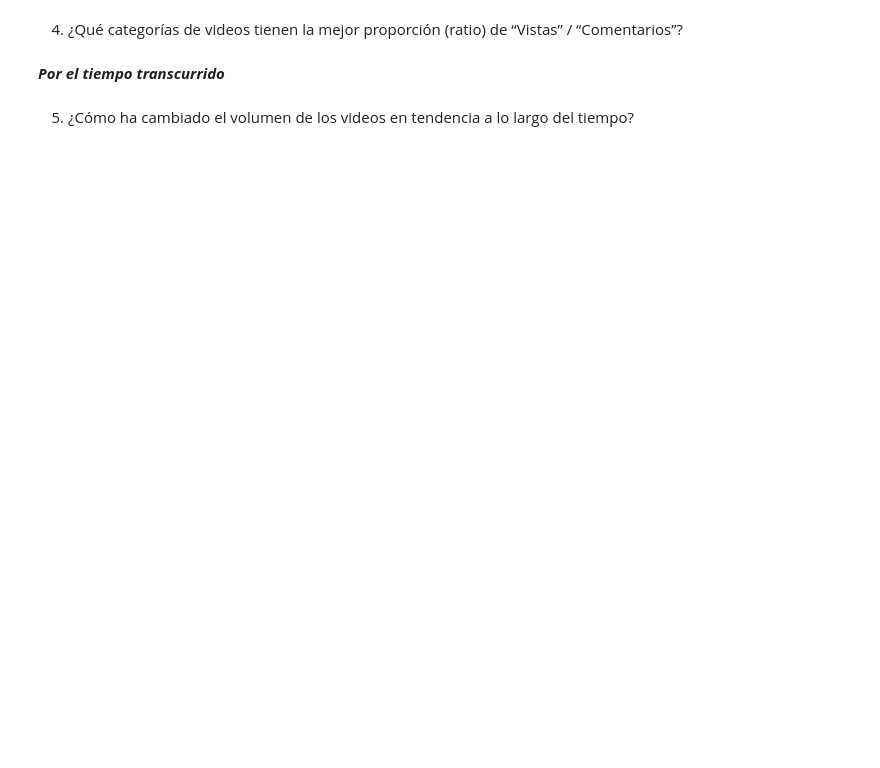
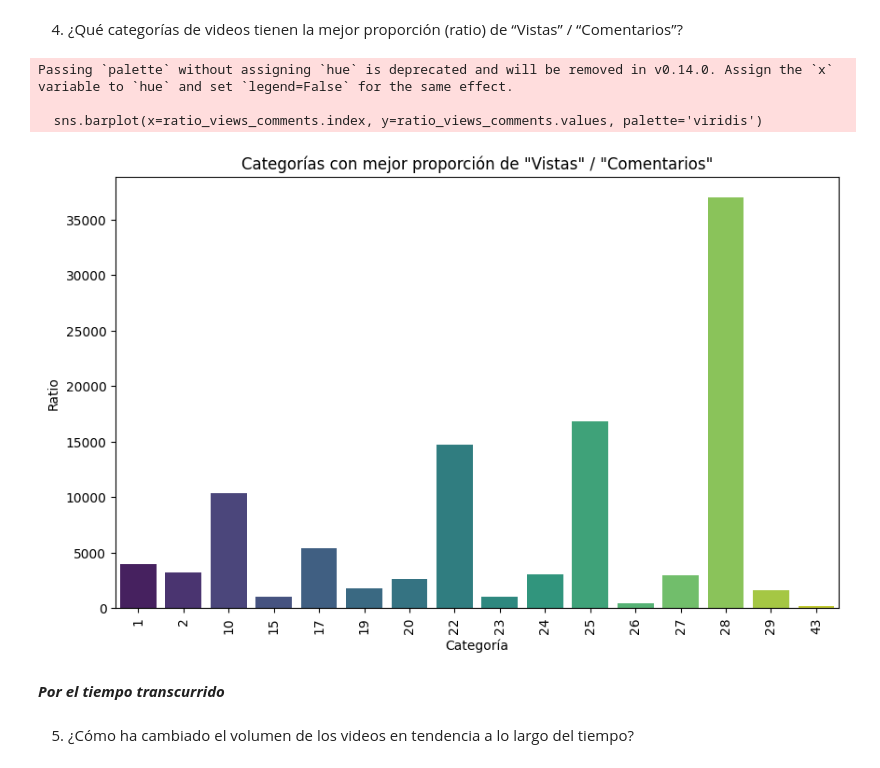
Before and after one commit to yselae/FDS-2024-2-CC51, a Jupyter notebook: code/TrabajoFinal.ipynb, the cells around one changed output. Cells and saved outputs as stored; diff of their text form; code cells hidden in the pictures; blank space fills up the shorter version.

```diff
--- a/code/TrabajoFinal.ipynb
+++ b/code/TrabajoFinal.ipynb
@@ -231,2 +239,9 @@ Passing `palette` without assigning `hue` is deprecated and will be removed in v
 # %% [markdown]
 3. ¿Qué categorías de videos tienen la mejor proporción (ratio) de “Me gusta” / “No me gusta”?
+# %%
+# Calcular la proporción de "Me gusta" / "No me gusta" agrupando por categoría y calcular la media del ratio
+videos_df['like_dislike_ratio'] = videos_df['likes'] / (videos_df['dislikes'] + 1)  # Evitar división por cero
+ratio_likes_dislikes = videos_df.groupby('category_id')['like_dislike_ratio'].mean().sort_values(ascending=False)
+plt.figure(figsize=(10, 6))
+sns.barplot(x=ratio_likes_dislikes.index, y=ratio_likes_dislikes.values, palette='viridis')
+show_plot('Categorías con mejor proporción de "Me gusta" / "No me gusta"', 'Categoría', 'Ratio')
@@ -233,5 +253,17 @@ Passing `palette` without assigning `hue` is deprecated and will be removed in v
 # %% [markdown]
 4. ¿Qué categorías de videos tienen la mejor proporción (ratio) de “Vistas” / “Comentarios”?
+# %%
+# Calcular la proporción de "Vistas" / "Comentarios" agrupando por categoría y calcular la media del ratio
+videos_df['views_comments_ratio'] = videos_df['views'] / (videos_df['comment_count'] + 1)  # Evitar división por cero
+ratio_views_comments = videos_df.groupby('category_id')['views_comments_ratio'].mean().sort_values(ascending=False)
+plt.figure(figsize=(10, 6))
+sns.barplot(x=ratio_views_comments.index, y=ratio_views_comments.values, palette='viridis')
+show_plot('Categorías con mejor proporción de "Vistas" / "Comentarios"', 'Categoría', 'Ratio')
+# %% [output]
+Passing `palette` without assigning `hue` is deprecated and will be removed in v0.14.0. Assign the `x` variable to `hue` and set `legend=False` for the same effect.
+
+  sns.barplot(x=ratio_views_comments.index, y=ratio_views_comments.values, palette='viridis')
+[figure, added]
 # %% [markdown]
 ***Por el tiempo transcurrido***
 # %% [markdown]
```
Also changed, not shown: parts of 15 cells of this notebook.
